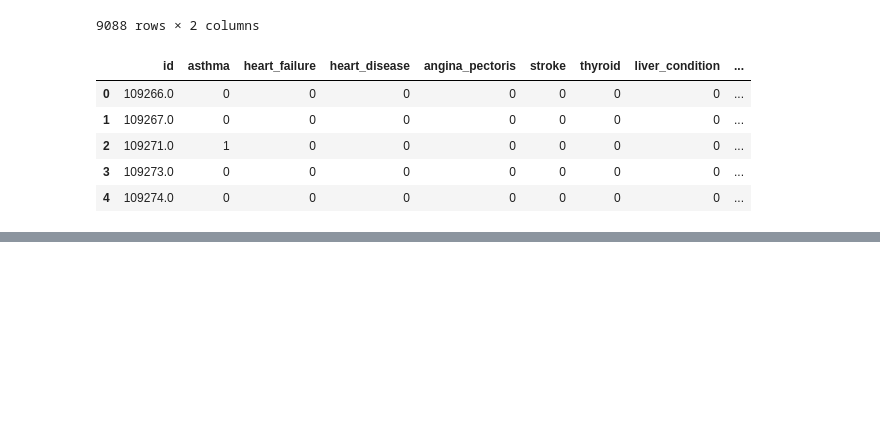
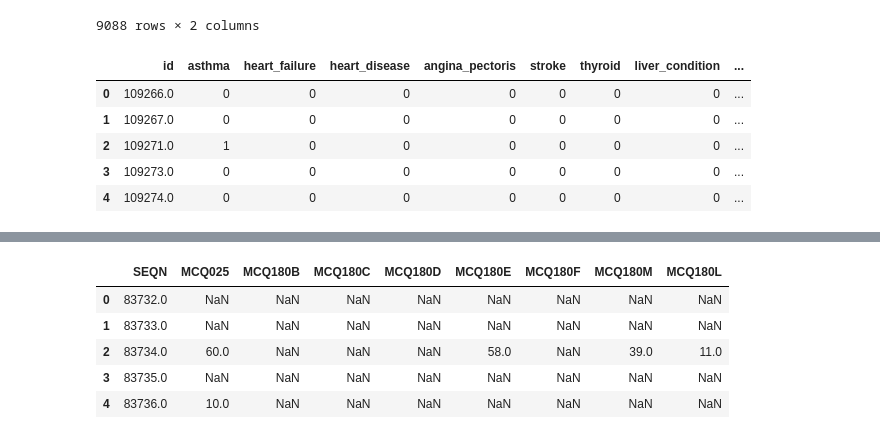
Before and after one commit to equitymarkets/HeartAttackPrediction, a Jupyter notebook: data_etl.ipynb, the cells around one changed output, grey strips where cells are left out. Saved outputs shown, nothing was run; the diff lists cells and outputs as text; code cells hidden in the pictures; blank space fills up the shorter version.

```diff
--- a/data_etl.ipynb
+++ b/data_etl.ipynb
@@ -267,0 +296,10 @@ df_3.to_csv('./Resources/med_conditions.csv')
+# %%
+age_df = med_conditions_2015_2016[age_columns]
+age_df.head()
+# %% [output]
+|  | SEQN | MCQ025 | MCQ180B | MCQ180C | MCQ180D | MCQ180E | MCQ180F | MCQ180M | MCQ180L |
+| 0 | 83732.0 | NaN | NaN | NaN | NaN | NaN | NaN | NaN | NaN |
+| 1 | 83733.0 | NaN | NaN | NaN | NaN | NaN | NaN | NaN | NaN |
+| 2 | 83734.0 | 60.0 | NaN | NaN | NaN | 58.0 | NaN | 39.0 | 11.0 |
+| 3 | 83735.0 | NaN | NaN | NaN | NaN | NaN | NaN | NaN | NaN |
+| 4 | 83736.0 | 10.0 | NaN | NaN | NaN | NaN | NaN | NaN | NaN |
```
Also changed, not shown: parts of 14 cells of this notebook, 1 other file.
